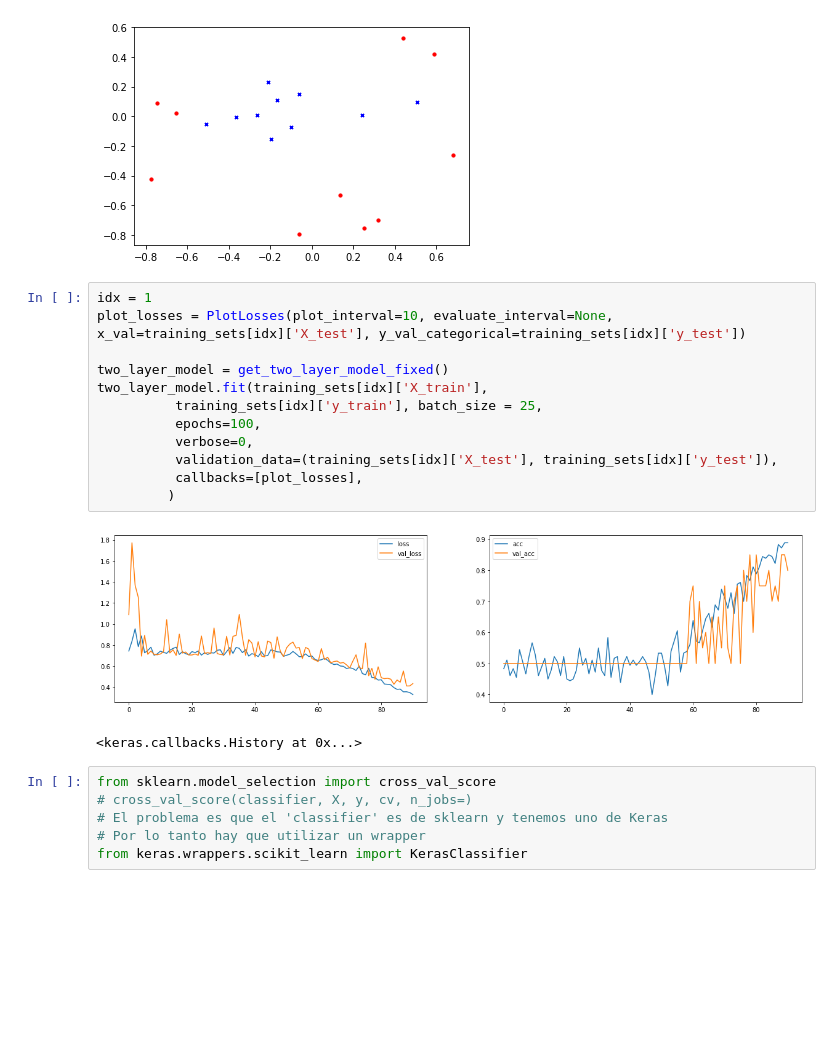
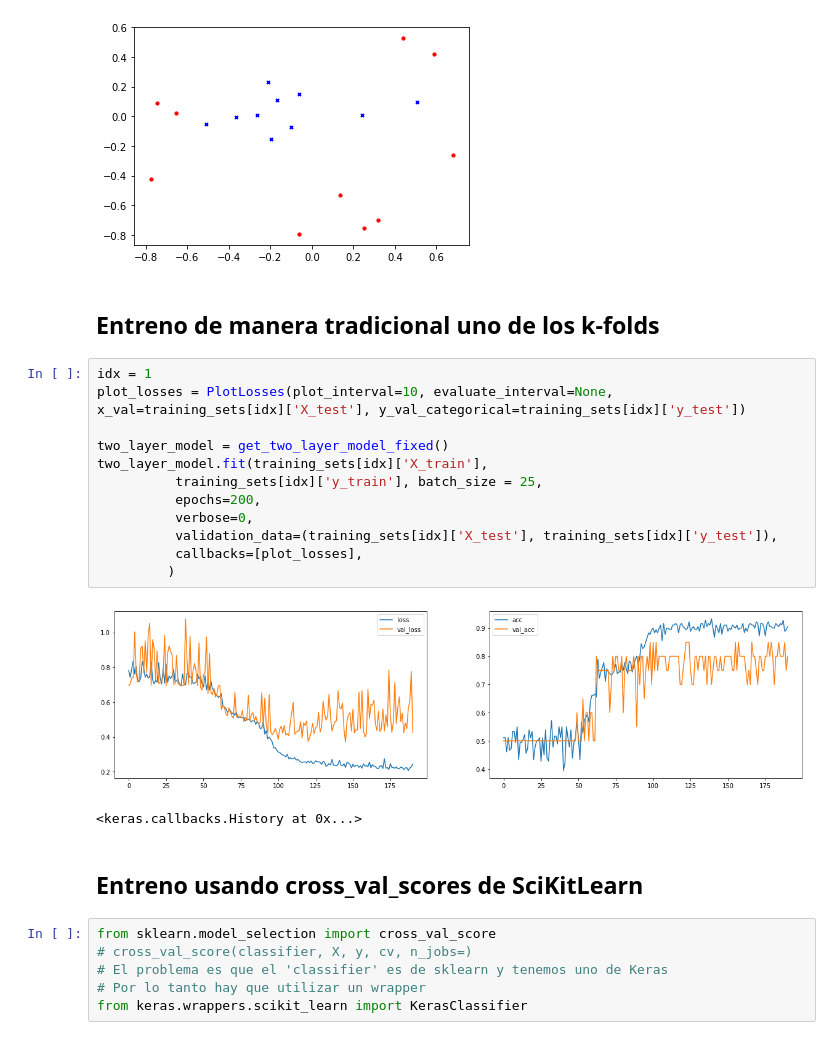
Before and after one commit to lab-ml-itba/4-Regularizacion, a Jupyter notebook: 2-Seleccion-de-modelo.ipynb, the cells around one changed output. Cells and saved outputs as stored; diff of their text form; blank space fills up the shorter version.

```diff
--- a/2-Seleccion-de-modelo.ipynb
+++ b/2-Seleccion-de-modelo.ipynb
@@ -96,21 +96,25 @@ plt.show()
 # %% [output]
 [figure]
 [figure]
+# %% [markdown]
+## Entreno de manera tradicional uno de los k-folds
 # %%
 idx = 1
 plot_losses = PlotLosses(plot_interval=10, evaluate_interval=None, x_val=training_sets[idx]['X_test'], y_val_categorical=training_sets[idx]['y_test'])
 
 two_layer_model = get_two_layer_model_fixed()
 two_layer_model.fit(training_sets[idx]['X_train'],
           training_sets[idx]['y_train'], batch_size = 25,
-          epochs=100,
+          epochs=200,
           verbose=0,
           validation_data=(training_sets[idx]['X_test'], training_sets[idx]['y_test']),
           callbacks=[plot_losses],
          )
 # %% [output]
-[figure, old version]
+[figure, new version]
 <keras.callbacks.History at 0x...>
+# %% [markdown]
+## Entreno usando cross_val_scores de SciKitLearn
 # %%
 from sklearn.model_selection import cross_val_score
 # cross_val_score(classifier, X, y, cv, n_jobs=)
```
Also changed, not shown: parts of 7 cells of this notebook.
